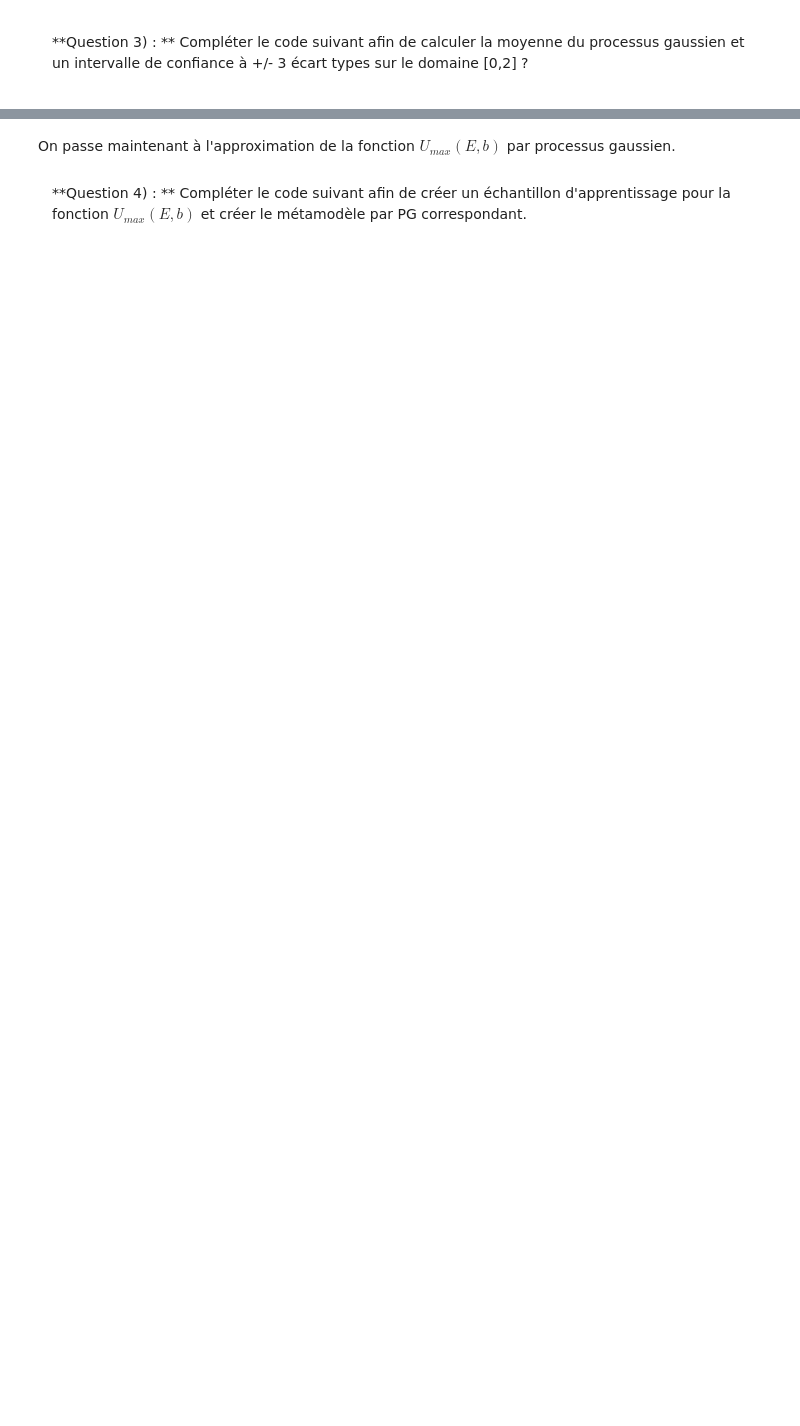
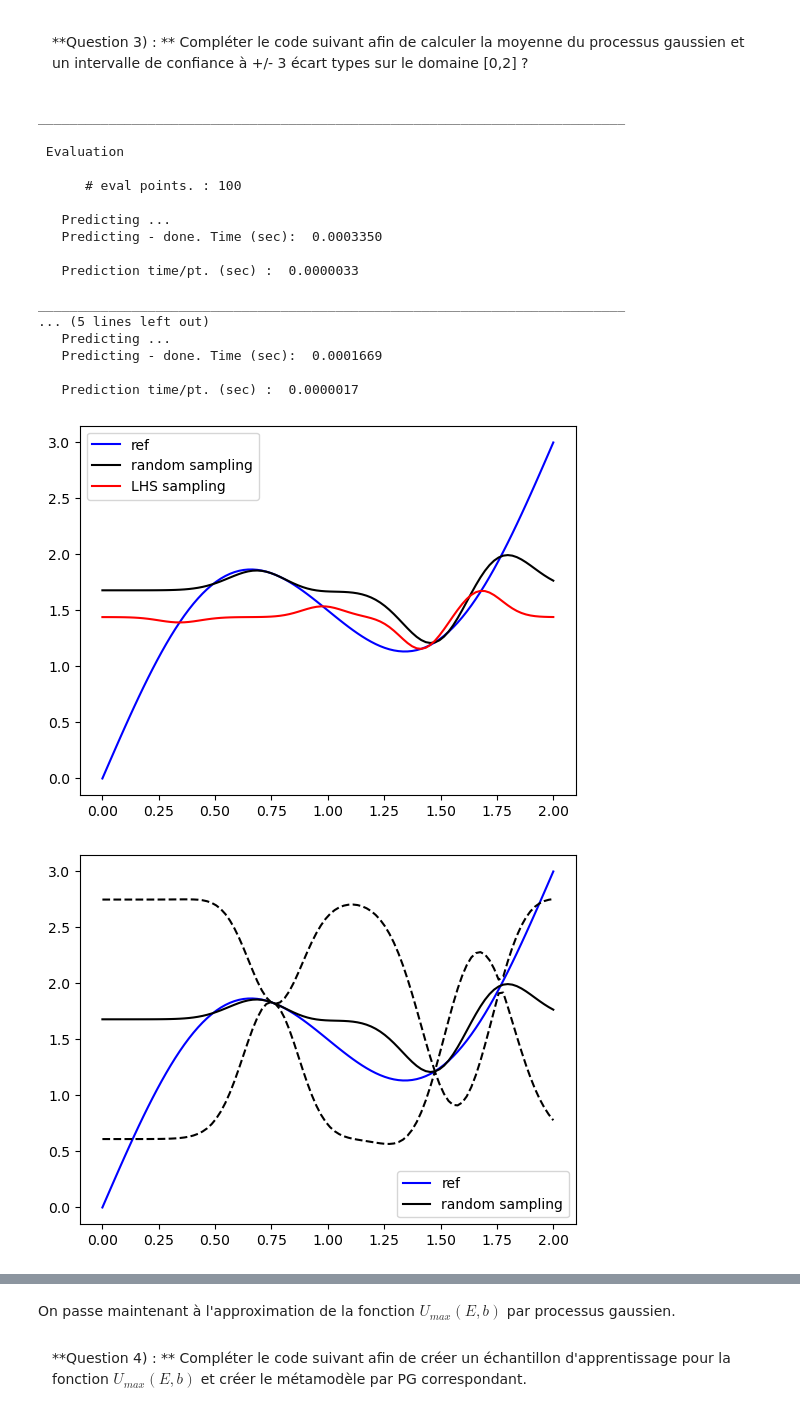
Before and after one commit to PaulCalot/supaero-mdo, a Jupyter notebook: be6/BE_3.ipynb, the cells around one changed output, grey strips where cells are left out. Saved outputs shown, nothing was run; the diff lists cells and outputs as text; code cells hidden in the pictures; blank space fills up the shorter version.

```diff
--- a/be6/BE_3.ipynb
+++ b/be6/BE_3.ipynb
@@ -192,9 +211,9 @@ Que fait la fonction train() ? </p>
 # %%
-sample_Y_random = f(#A compléter)
-sample_Y_LHS = f (#A compléter)
-sm_random = KRG(poly = #A compléter, corr=#A compléter)
+sample_Y_random = f(sample_X_random)#A compléter)
+sample_Y_LHS = f(sample_X_LHS) #A compléter)
+sm_random = KRG(poly='constant', corr='squar_exp', print_global=True) #A compléter, corr=#A compléter)
 sm_random.set_training_values(np.array(sample_X_random),np.array(sample_Y_random))
 sm_random.train()
-sm_LHS = KRG(poly = #A compléter, corr=#A compléter)
+sm_LHS = KRG(poly='constant', corr='squar_exp', print_global=True) #A compléter, corr=#A compléter)
 sm_LHS.set_training_values(np.array(sample_X_LHS),np.array(sample_Y_LHS))
 sm_LHS.train()
@@ -202,24 +239,44 @@ sm_LHS.train()
 <p class="bg-primary" style="padding:1em">**Question 3) : ** Compléter le code suivant afin de calculer la moyenne du processus gaussien et un intervalle de confiance à +/- 3 écart types sur le domaine [0,2] ?</p>
 # %%
 X = np.linspace(0,2,100).reshape((100,1))
-mu_random = sm_random.#A compléter
-mu_LHS = sm_LHS.#A compléter
-variance_random =sm_random.#A compléter
-variance_LHS = sm_LHS.#A compléter
+mu_random = sm_random.predict_values(X) #A compléter
+mu_LHS = sm_LHS.predict_values(X) #A compléter
+variance_random =sm_random.predict_variances(X) #A compléter
+variance_LHS = sm_LHS.predict_variances(X) #A compléter
 plt.figure()
 plt.plot(X,Y,'b',label = 'ref')
 plt.plot(X,mu_random,'k',label = 'random sampling')
 plt.plot(X,mu_LHS,'r',label = 'LHS sampling')
 plt.legend(loc=0)
 plt.figure()
 plt.plot(X,Y,'b',label = 'ref')
 plt.plot(X,mu_random,'k',label = 'random sampling')
 plt.plot(X,mu_random+3.0*np.sqrt(variance_random),'k--')
 plt.plot(X,mu_random-3.0*np.sqrt(variance_random),'k--')
 plt.legend(loc=0)
 plt.figure()
 plt.plot(X,Y,'b',label = 'ref')
 plt.plot(X,mu_LHS,'r',label = 'LHS sampling')
 plt.plot(X,mu_LHS+3.0*np.sqrt(variance_LHS),'r--')
 plt.plot(X,mu_LHS-3.0*np.sqrt(variance_LHS),'r--')
-plt.legend(loc=0)
+plt.legend(loc=0);
+# %% [output]
+___________________________________________________________________________
+
+ Evaluation
+
+      # eval points. : 100
+
+   Predicting ...
+   Predicting - done. Time (sec):  0.0003350
+
+   Prediction time/pt. (sec) :  0.0000033
+
+___________________________________________________________________________
+... (5 lines left out)
+   Predicting ...
+   Predicting - done. Time (sec):  0.0001669
+
+   Prediction time/pt. (sec) :  0.0000017
+[figure, added]
+[figure, added]
```
Also changed, not shown: parts of 19 cells of this notebook.
